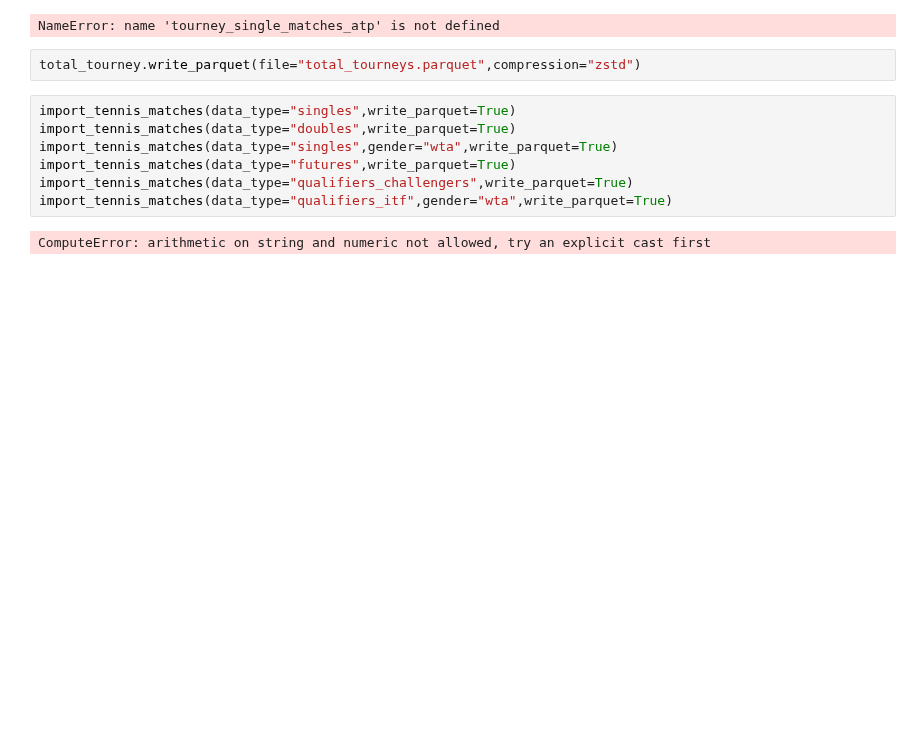
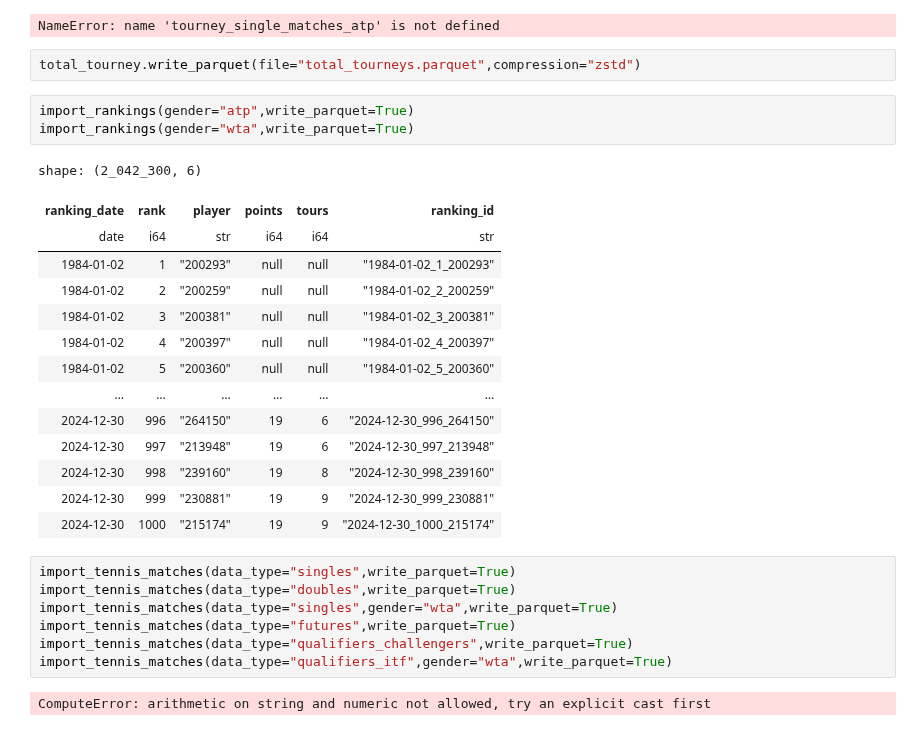
Before and after one commit to lebondon/Tennis_data_study, a Jupyter notebook: EDA_tennis.ipynb, the cells around one changed output. Saved outputs shown, nothing was run; the diff lists cells and outputs as text; blank space fills up the shorter version.

Commit message:
importation functions

```diff
--- a/EDA_tennis.ipynb
+++ b/EDA_tennis.ipynb
@@ -530,6 +530,24 @@ total_tourney
 NameError: name 'tourney_single_matches_atp' is not defined
 # %%
 total_tourney.write_parquet(file="total_tourneys.parquet",compression="zstd")
+# %%
+import_rankings(gender="atp",write_parquet=True)
+import_rankings(gender="wta",write_parquet=True)
+# %% [output]
+shape: (2_042_300, 6)
+| ranking_date | rank | player | points | tours | ranking_id |
+| date | i64 | str | i64 | i64 | str |
+| 1984-01-02 | 1 | "200293" | null | null | "1984-01-02_1_200293" |
+| 1984-01-02 | 2 | "200259" | null | null | "1984-01-02_2_200259" |
+| 1984-01-02 | 3 | "200381" | null | null | "1984-01-02_3_200381" |
+| 1984-01-02 | 4 | "200397" | null | null | "1984-01-02_4_200397" |
+| 1984-01-02 | 5 | "200360" | null | null | "1984-01-02_5_200360" |
+| … | … | … | … | … | … |
+| 2024-12-30 | 996 | "264150" | 19 | 6 | "2024-12-30_996_264150" |
+| 2024-12-30 | 997 | "213948" | 19 | 6 | "2024-12-30_997_213948" |
+| 2024-12-30 | 998 | "239160" | 19 | 8 | "2024-12-30_998_239160" |
+| 2024-12-30 | 999 | "230881" | 19 | 9 | "2024-12-30_999_230881" |
+| 2024-12-30 | 1000 | "215174" | 19 | 9 | "2024-12-30_1000_215174" |
 # %%
 import_tennis_matches(data_type="singles",write_parquet=True)
 import_tennis_matches(data_type="doubles",write_parquet=True)
```
Also changed, not shown: 2 other files.
